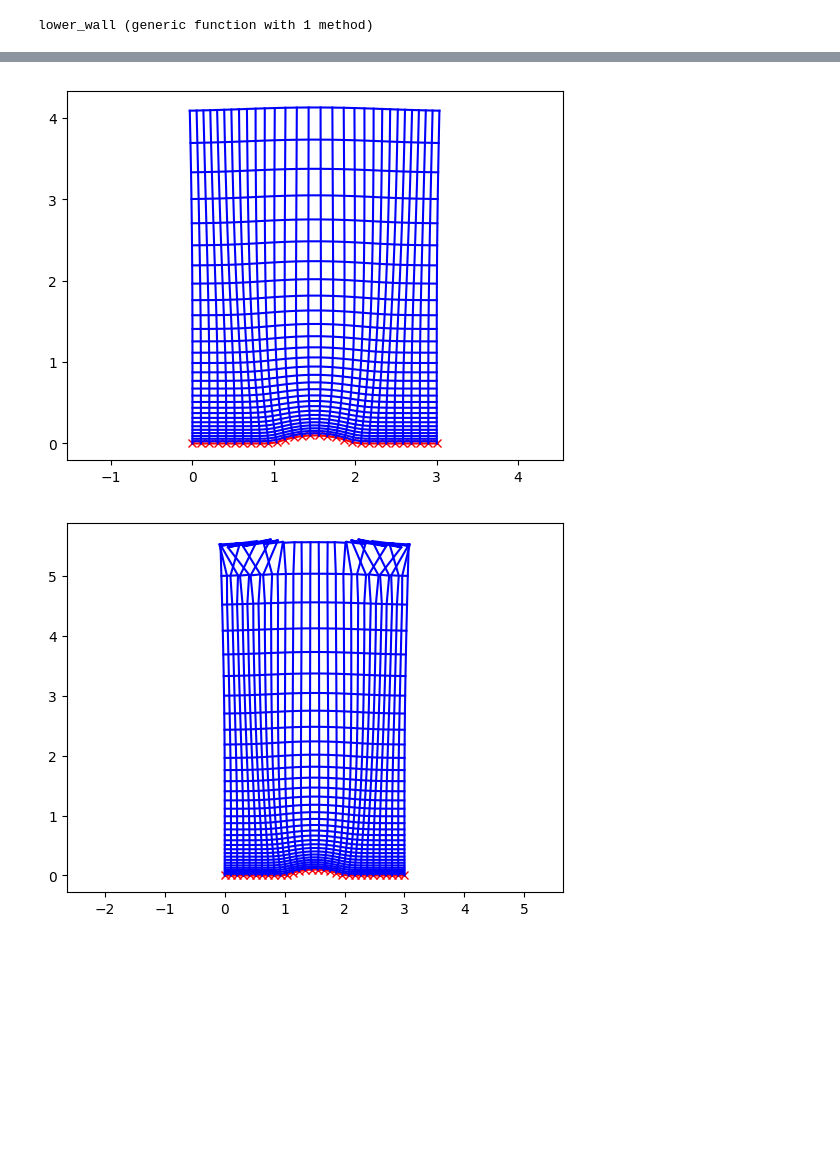
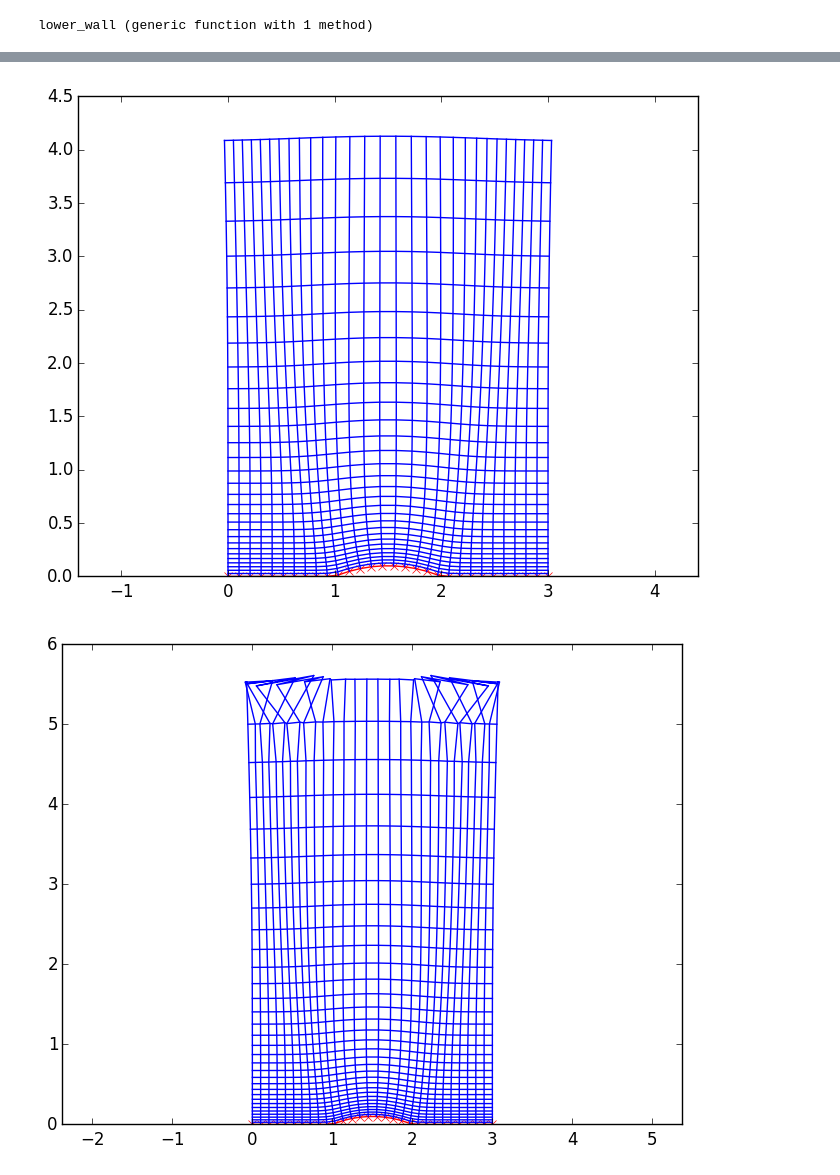
Before and after one commit to furstj/NSP, a Jupyter notebook: lessons/01_strukturovana_sit.ipynb, the cells around one changed output, grey strips where cells are left out. Drawn from its saved outputs; the diff is of its cells as text; code cells hidden in the pictures; blank space fills up the shorter version.

Commit message:
Doplneni popisu pro TFI a prikladu pna hyperbolicky generator site

```diff
--- a/lessons/01_strukturovana_sit.ipynb
+++ b/lessons/01_strukturovana_sit.ipynb
@@ -3,2 +18,42 @@
 # %%
 using PyPlot;
+# %%
+# Vykresleni hranice oblasti
+function plot_boundary(x,y)
+    plot(x[1,:], y[1,:], "-xr")
+    plot(x[end,:], y[end,:], "-xr")
+    plot(x[:,1], y[:,1], "-xr")
+    plot(x[:,end], y[:,end], "-xr")
+    axis("equal");
+    xmin = minimum(x[1,:])
+    xmax = maximum(x[end,:])
+    xlim(xmin-0.05*(xmax-xmin), xmax+0.05*(xmax-xmin))
+end;
+
+# Vykresleni site zadane dvojici poli se souradnicemi x a y
+function plot_mesh(x,y)
+    assert( size(x)==size(y) )
+    n,m = size(x)
+    for i=2:n-1
+        plot(x[i,:], y[i,:], "-b")
+    end
+    for j=2:m-1
+        plot(x[:,j], y[:,j], "-b")
+    end
+    plot_boundary(x,y);
+end;
+
+# Vykreselni site zadane jako pole polohovych vektoru
+function plot_mesh(r)
+    assert( ndims(r)==3 && size(r,1)==2 )
+    _, n, m = size(r)
+
+    plot(r[1,:,1], r[2,:,1], "-xr")
+    for j=2:m
+        plot(r[1,:,j], r[2,:,j], "-b")
+    end
+    for i=1:n
+        plot(r[1,i,:], r[2,i,:], "-b")
+    end
+    axis("equal");
+end;
@@ -860,7 +918,7 @@ function hyp_explicit_upwind(n, m, Δy=1.e-3, ratio=1.2)
             C[2,2] = - C[1,1]
 
             Λ,R = eig(C)
-            C⁺ = R * diagm(max(Λ,0)) * inv(R)
+            C⁺ = R * diagm(max.(Λ,0.0)) * inv(R)
             C⁻ = C - C⁺
 
             g[1] = - (V[i] + Vb[i]) / Δx[i]^2 * r_ξ[2,i]
@@ -888,11 +946,11 @@ plot_hyp_mesh(r);
 # %%
 r = hyp_explicit_upwind(30,30,0.025,1.1);
-plot_hyp_mesh(r);
+plot_mesh(r);
 # %% [output]
-[figure, old version]
+[figure, new version]
 # %%
 r = hyp_explicit_upwind(30,33,0.025,1.1);
-plot_hyp_mesh(r);
+plot_mesh(r);
 # %% [output]
-[figure, old version]
+[figure, new version]
 # %%
```
Also changed, not shown: parts of 52 cells of this notebook.
